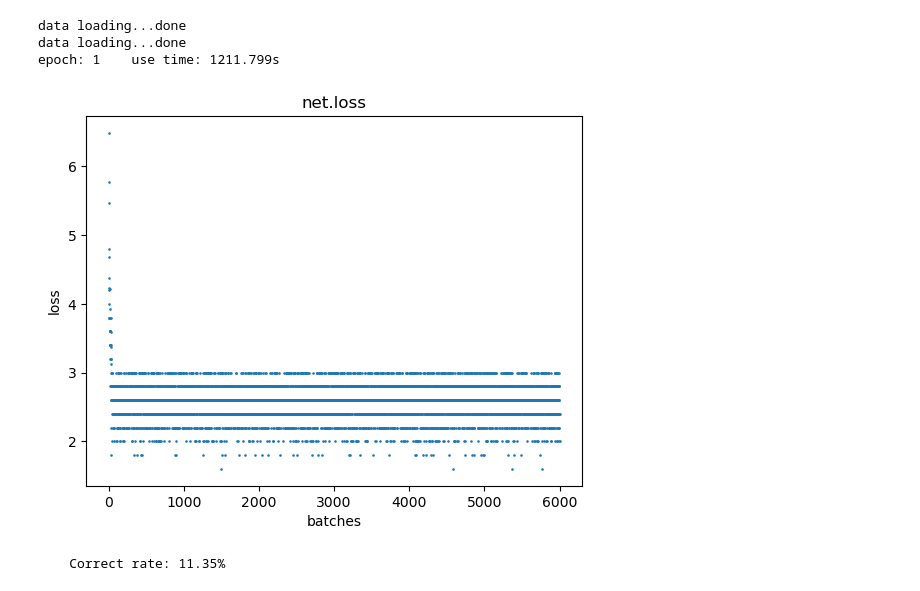
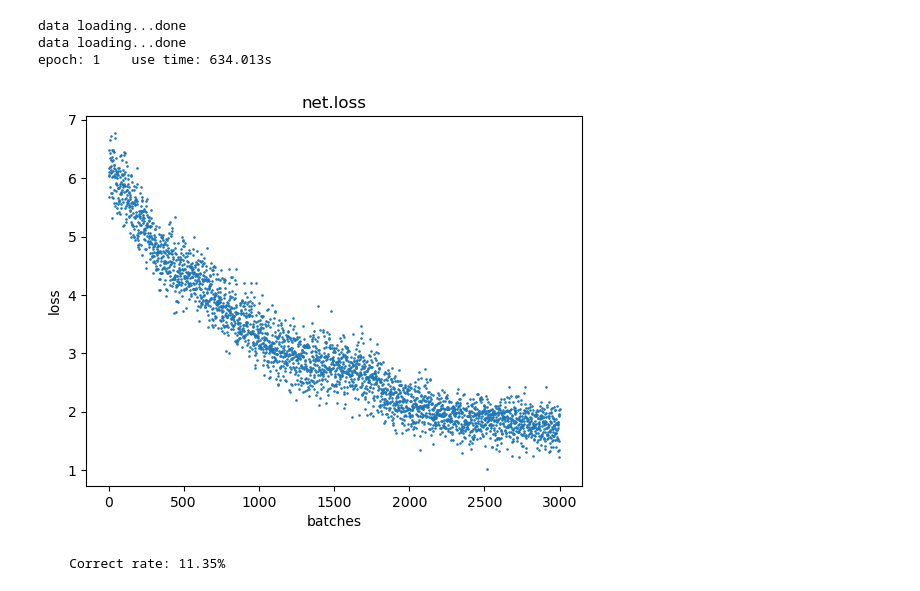
Before and after one commit to flowerfalling/Neural_Network, a Jupyter notebook: demo.ipynb, the cells around one changed output. Drawn from its saved outputs; the diff is of its cells as text; code cells hidden in the pictures.

```diff
--- a/demo.ipynb
+++ b/demo.ipynb
@@ -13,36 +13,34 @@ plt.xlabel('batches')
 plt.ylabel('loss')
 batch_size = 10
 trainset = datasets.MNIST(True, batch_size, True)
 testset = datasets.MNIST(False)
 ts = np.eye(10)
 epoch = 1
 
 net = nndemo_mnist.CNet()
-optimizer = optim.Adam(net.parameters(), 0.001, 0.9, 0.9)
-net.conv1.require_grad = False
-net.conv2.require_grad = False
+optimizer = optim.MGD(net.parameters(), 0.001, 0.9)
 
 for e in range(epoch):
     net.state = 'train'
     t = time.time()
     for label, data in trainset:
         net.train(data, ts[label])
         optimizer.step()
 
     print('epoch: {}    use time: {:.3f}s'.format(e + 1, time.time() - t), end='')
     plt.scatter(np.arange(1, len(net.loss) + 1), np.array(net.loss) / batch_size, 3, marker='.')
     plt.show()
     net.loss.clear()
     net.state = 'test'
 
     c = 0
     for label, data in testset:
         if np.argmax(net(data).tensor) == label:
             c += 1
     print(f'    Correct rate: {c / 100}%')
 # %% [output]
 data loading...done
 data loading...done
-epoch: 1    use time: 1211.799s
+epoch: 1    use time: 634.013s
-[figure, old version]
+[figure, new version]
     Correct rate: 11.35%
```
